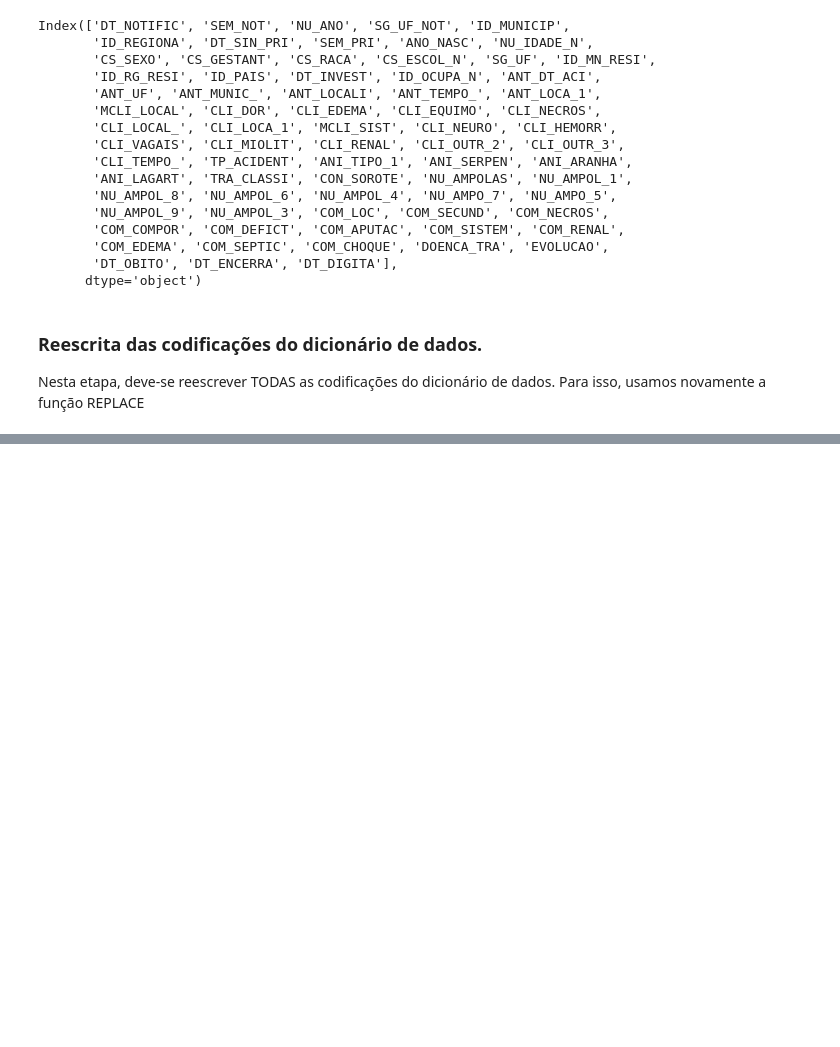
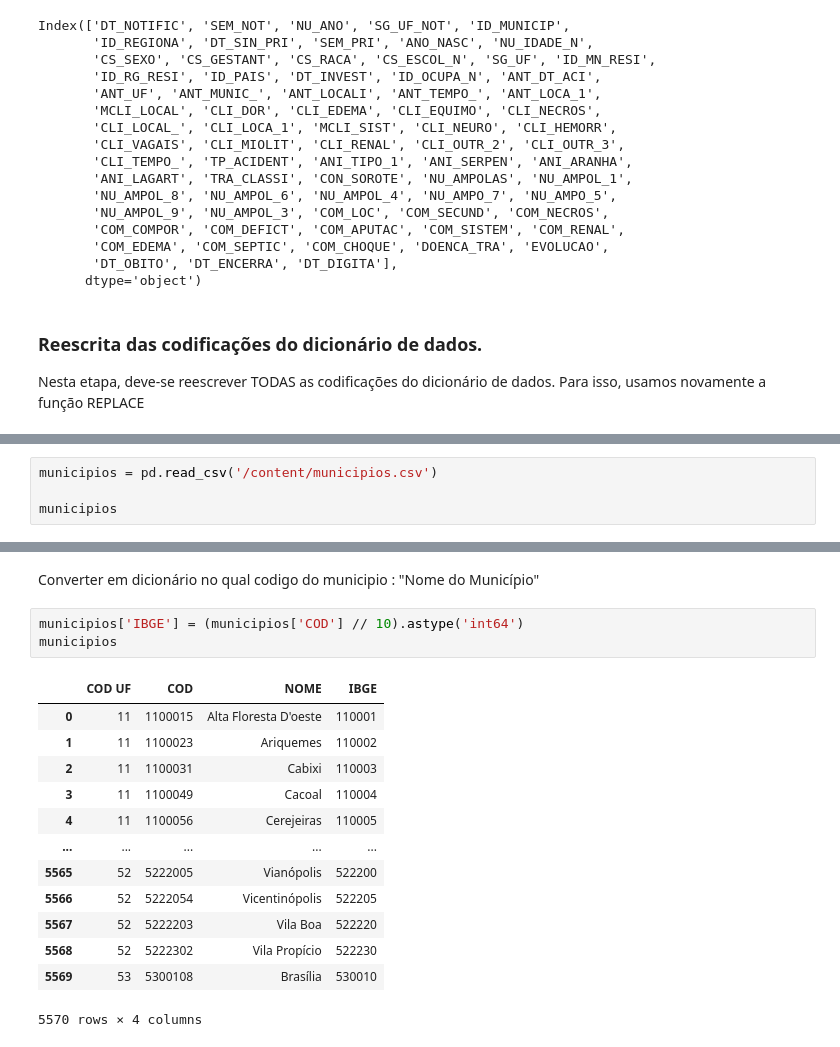
Before and after one commit to ramonparaiba/data-science-studies, a Jupyter notebook: DataSUS_LEARN.ipynb, the cells around one changed output, grey strips where cells are left out. Cells and saved outputs as stored; diff of their text form; blank space fills up the shorter version.

```diff
--- a/DataSUS_LEARN.ipynb
+++ b/DataSUS_LEARN.ipynb
@@ -211,0 +377,4 @@ dados['ANT_ZONA'] = dados['ANT_ZONA'].replace({
+# %%
+municipios = pd.read_csv('/content/municipios.csv')
+
+municipios
@@ -211,0 +395,19 @@ dados['ANT_ZONA'] = dados['ANT_ZONA'].replace({
+# %% [markdown]
+Converter em dicionário no qual codigo do municipio : "Nome do Município"
+# %%
+municipios['IBGE'] = (municipios['COD'] // 10).astype('int64')
+municipios
+# %% [output]
+|  | COD UF | COD | NOME | IBGE |
+| 0 | 11 | 1100015 | Alta Floresta D'oeste | 110001 |
+| 1 | 11 | 1100023 | Ariquemes | 110002 |
+| 2 | 11 | 1100031 | Cabixi | 110003 |
+| 3 | 11 | 1100049 | Cacoal | 110004 |
+| 4 | 11 | 1100056 | Cerejeiras | 110005 |
+| ... | ... | ... | ... | ... |
+| 5565 | 52 | 5222005 | Vianópolis | 522200 |
+| 5566 | 52 | 5222054 | Vicentinópolis | 522205 |
+| 5567 | 52 | 5222203 | Vila Boa | 522220 |
+| 5568 | 52 | 5222302 | Vila Propício | 522230 |
+| 5569 | 53 | 5300108 | Brasília | 530010 |
+5570 rows × 4 columns
```
Also changed, not shown: parts of 15 cells of this notebook.
